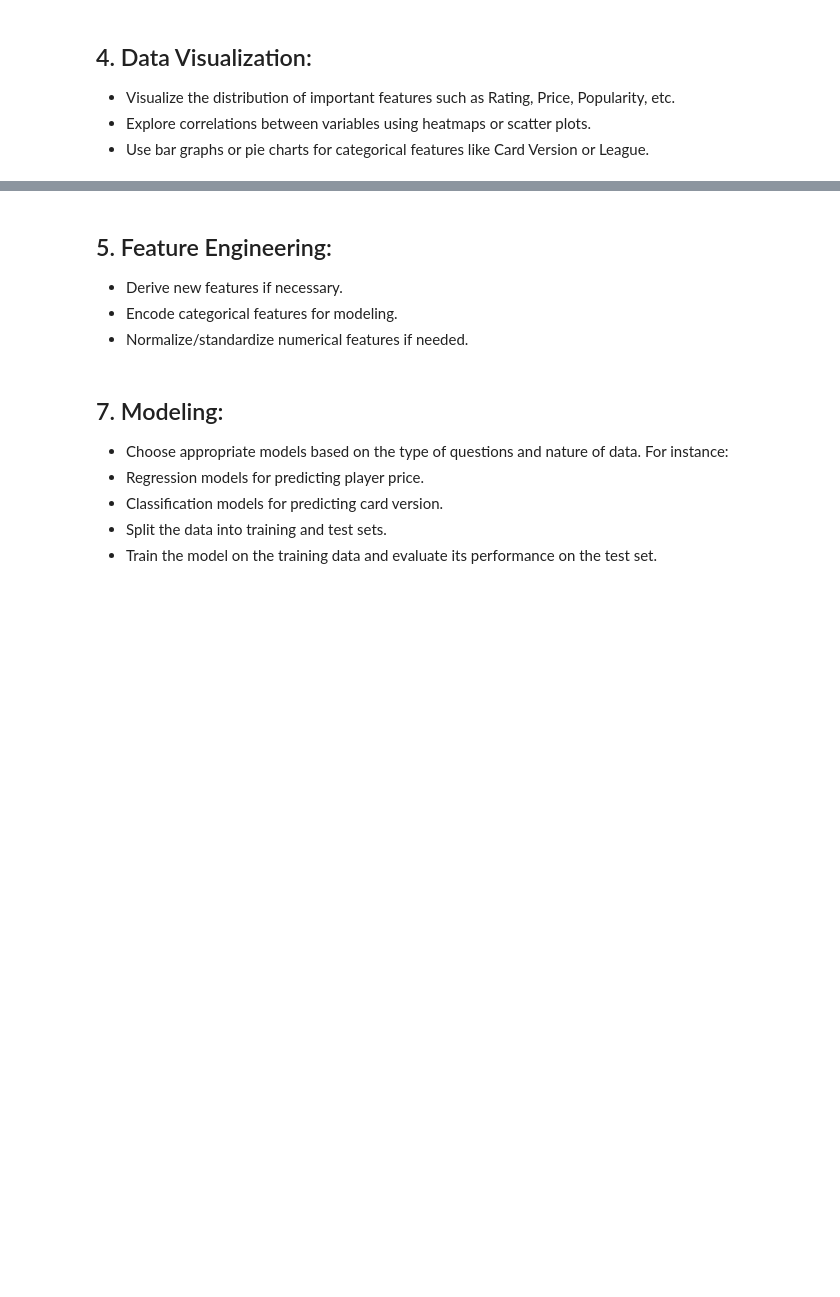
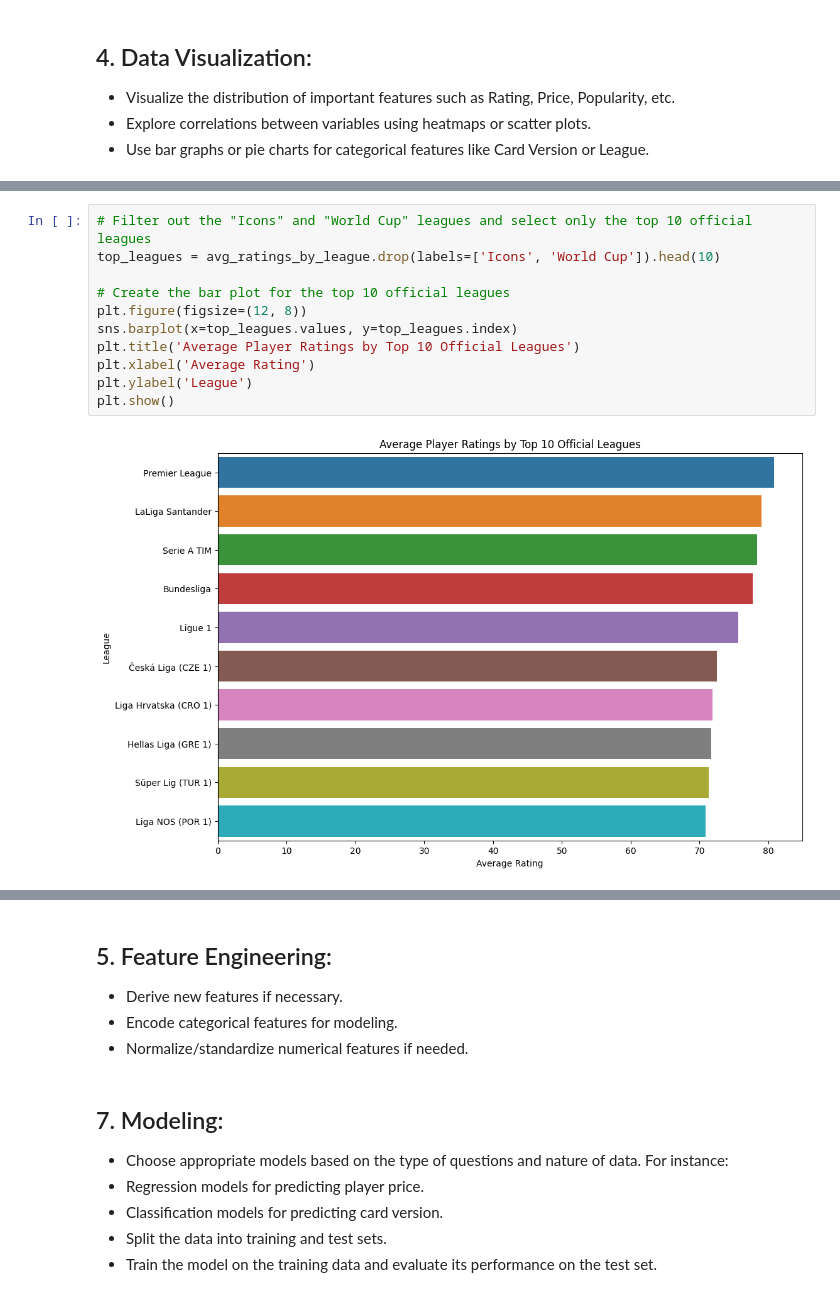
Before and after one commit to diogo-costa-silva/data-science-notebooks, a Jupyter notebook: fifa-23-ultimate-team-players/fifa23-players-analysis.ipynb, the cells around one changed output, grey strips where cells are left out. Drawn from its saved outputs; the diff is of its cells as text; blank space fills up the shorter version.

```diff
--- a/fifa-23-ultimate-team-players/fifa23-players-analysis.ipynb
+++ b/fifa-23-ultimate-team-players/fifa23-players-analysis.ipynb
@@ -504,0 +525,13 @@ plt.show()
+# %%
+# Filter out the "Icons" and "World Cup" leagues and select only the top 10 official leagues
+top_leagues = avg_ratings_by_league.drop(labels=['Icons', 'World Cup']).head(10)
+
+# Create the bar plot for the top 10 official leagues
+plt.figure(figsize=(12, 8))
+sns.barplot(x=top_leagues.values, y=top_leagues.index)
+plt.title('Average Player Ratings by Top 10 Official Leagues')
+plt.xlabel('Average Rating')
+plt.ylabel('League')
+plt.show()
+# %% [output]
+[figure, added]
```
Also changed, not shown: parts of 46 cells of this notebook, 1 other file.
